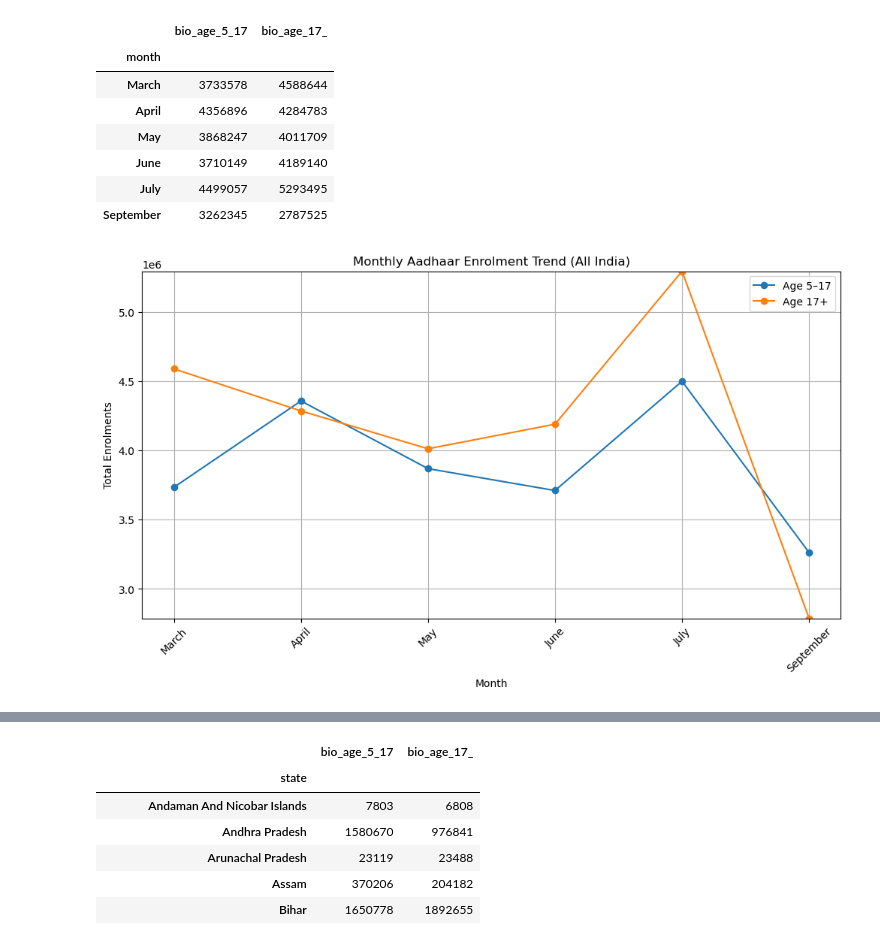
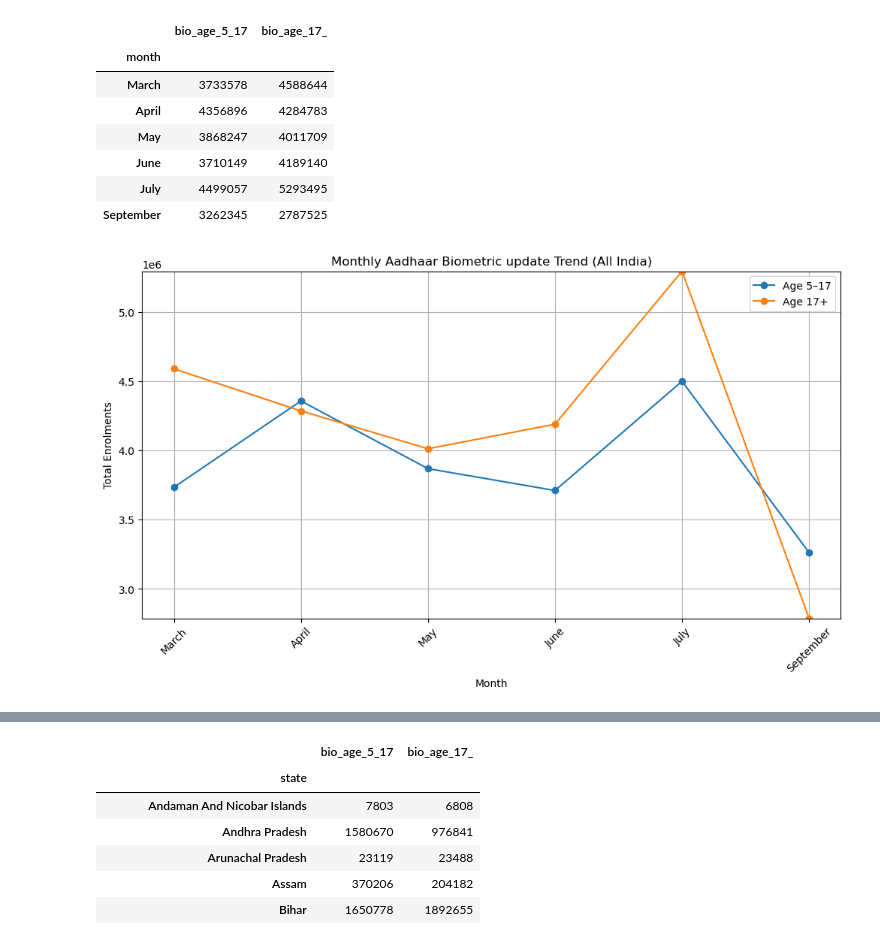
Before and after one commit to Shahnaz-Fathima-1611/UIDAI-Aadhar-Enrolment, a Jupyter notebook: Data Analysis/biometric1_datapreprocessing.ipynb, the cells around one changed output, grey strips where cells are left out. Saved outputs shown, nothing was run; the diff lists cells and outputs as text; code cells hidden in the pictures.

```diff
--- a/Data Analysis/biometric1_datapreprocessing.ipynb
+++ b/Data Analysis/biometric1_datapreprocessing.ipynb
@@ -579,26 +540,26 @@ y_max = monthly[['bio_age_5_17', 'bio_age_17_']].max().max()
 # %%
 #month and age groups wise line charts
 import matplotlib.pyplot as plt
 
 plt.figure(figsize=(12, 6))
 
 plt.plot(monthly.index, monthly['bio_age_5_17'], marker='o', label='Age 5–17')
 plt.plot(monthly.index, monthly['bio_age_17_'], marker='o', label='Age 17+')
 
-plt.title('Monthly Aadhaar Enrolment Trend (All India)')
+plt.title('Monthly Aadhaar Biometric update Trend (All India)')
 plt.xlabel('Month')
 plt.ylabel('Total Enrolments')
 
 # ✅ Set y-axis to actual data range
 plt.ylim(y_min, y_max)
 
 plt.xticks(rotation=45)
 plt.legend()
 plt.grid(True)
 
 plt.show()
 # %% [output]
-[figure, old version]
+[figure, new version]
 # %%
 #monthwise and age groups bar plot
 monthly.plot(
```
Also changed, not shown: parts of 22 cells of this notebook, 2 other files.
